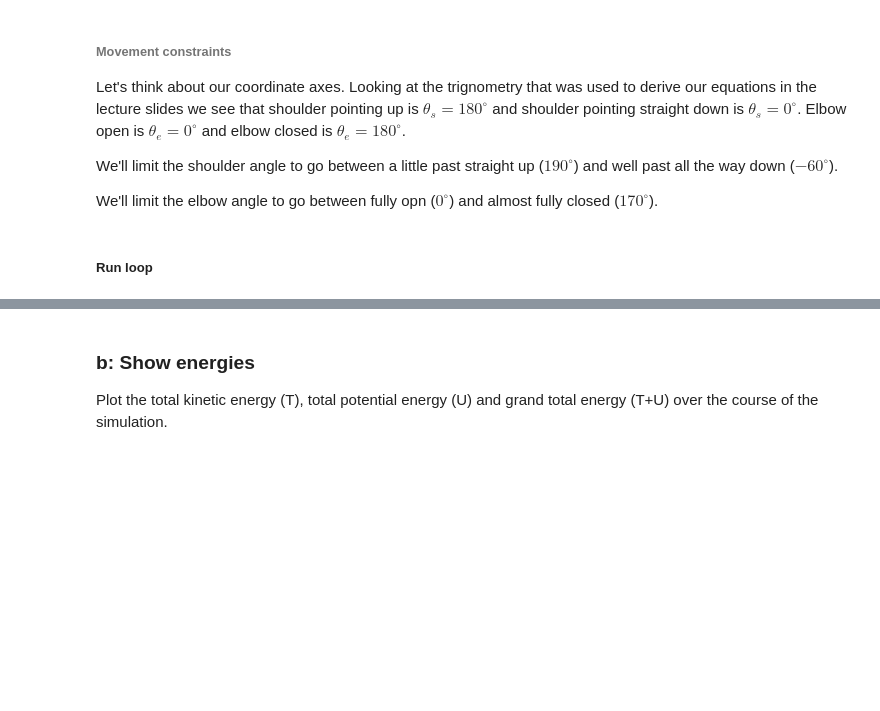
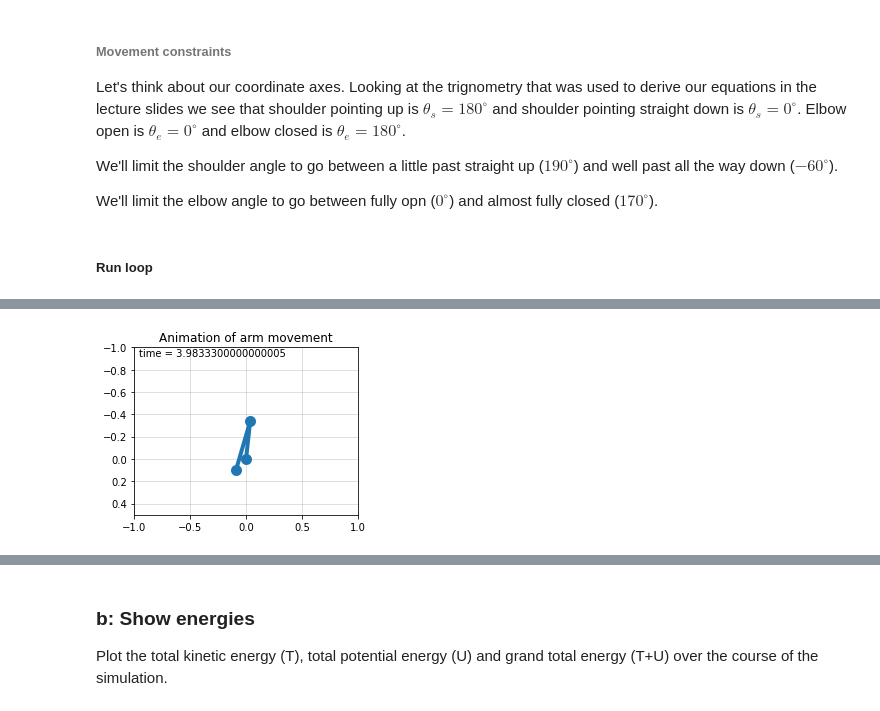
Before and after one commit to opherdonchin/ModelsOfTheMotorSystems, a Jupyter notebook: HW3.ipynb, the cells around one changed output, grey strips where cells are left out. Cells and saved outputs as stored; diff of their text form; code cells hidden in the pictures; blank space fills up the shorter version.

```diff
--- a/HW3.ipynb
+++ b/HW3.ipynb
@@ -392,0 +390,47 @@ plt.axis('equal')
+# %%
+def calc_E(theta, l):
+    return np.array([
+        l[0]*np.cos(theta[0]),
+        l[0]*np.sin(theta[0])
+    ])
+
+E = np.stack([calc_E(t, l) for t in theta])
+# %%
+#------------------------------------------------------------
+# set up figure and animation
+fig = plt.figure(figsize=(4,4))
+ax = fig.add_subplot(111, aspect='equal', autoscale_on=False,
+                     xlim=(-1, 1), ylim=(-1, 0.5))
+ax.grid(alpha=0.5)
+ax.set_title('Animation of arm movement')
+ax.invert_yaxis()
+
+line, = ax.plot([], [], 'o-', lw=4, mew=5)
+time_text = ax.text(0.02, 0.95, '', transform=ax.transAxes)
+
+def init():
+    """initialize animation"""
+    line.set_data([], [])
+    time_text.set_text('')
+    return line, time_text
+
+def animate(i):
+    """perform animation step"""
+    line.set_data([0, E[i,1], H[i,1]], [0, E[i,0], H[i,0]])
+    time_text.set_text(f'time = {t_range[i]}')
+    return line, time_text
+
+animation_speed = 0.5
+frame_rate = 30 # frames / sec
+animation_T = T/animation_speed
+num_frames = int(animation_T*frame_rate)
+interval = 1000.0*animation_T/num_frames
+frames = np.linspace(start=0, stop=len(t_range), endpoint=False, num=num_frames, dtype=int)
+
+ani = animation.FuncAnimation(fig, animate, frames=frames,
+                              interval=interval, blit=True,
+                              init_func=init)
+
+from IPython.display import HTML
+HTML(ani.to_html5_video())
+# %% [output]
@@ -392,0 +438 @@ plt.axis('equal')
+[figure, added]
```
Also changed, not shown: parts of 10 cells of this notebook.
